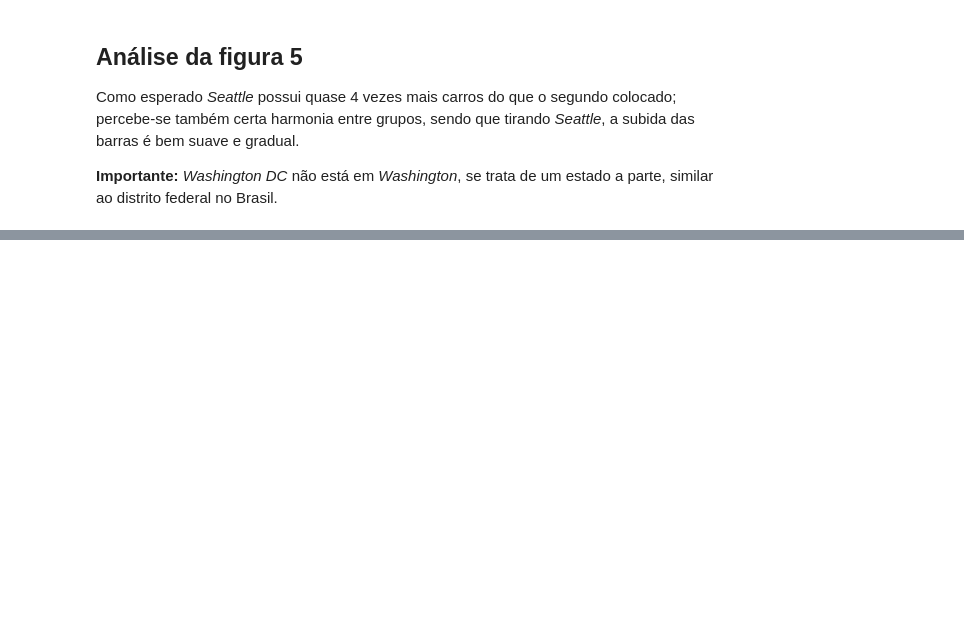
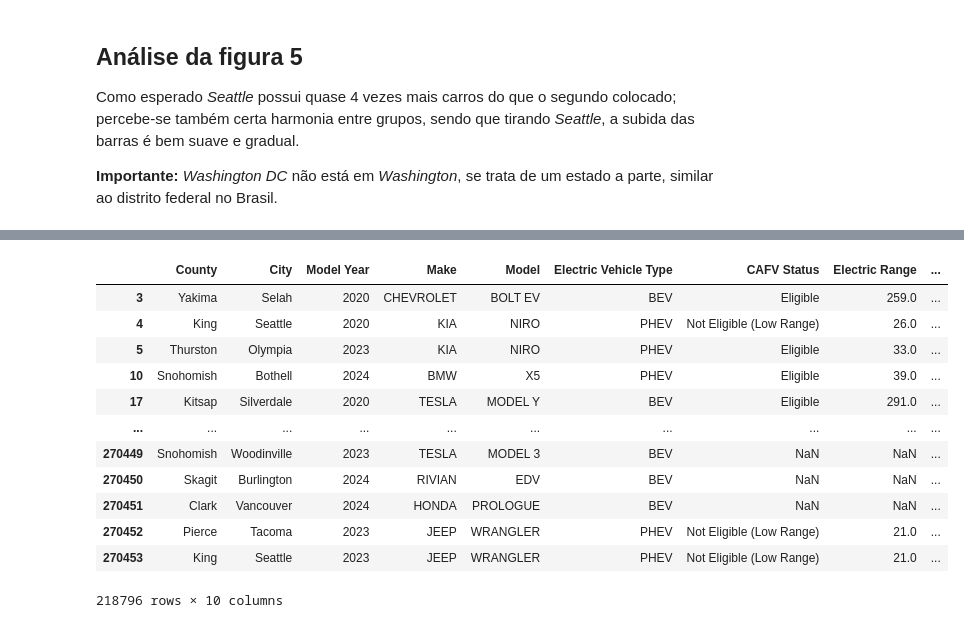
Before and after one commit to ValentimPiazera/EDA-Carros-Eletricos-Washington, a Jupyter notebook: notebooks/02_analise_eda.ipynb, the cells around one changed output, grey strips where cells are left out. Cells and saved outputs as stored; diff of their text form; code cells hidden in the pictures; blank space fills up the shorter version.

```diff
--- a/notebooks/02_analise_eda.ipynb
+++ b/notebooks/02_analise_eda.ipynb
@@ -215,0 +407,22 @@ fig.show()
+# %%
+# Começando tudo denovo para 2020 - 2026
+
+df_2020_2026 = df_limpo[(df_limpo["Model Year"] >= 2020) & (df_limpo["Model Year"] <= 2026)]
+
+df_2020_2026.reset_index()
+
+df_2020_2026
+# %% [output]
+|  | County | City | Model Year | Make | Model | Electric Vehicle Type | CAFV Status | Electric Range | ... |
+| 3 | Yakima | Selah | 2020 | CHEVROLET | BOLT EV | BEV | Eligible | 259.0 | ... |
+| 4 | King | Seattle | 2020 | KIA | NIRO | PHEV | Not Eligible (Low Range) | 26.0 | ... |
+| 5 | Thurston | Olympia | 2023 | KIA | NIRO | PHEV | Eligible | 33.0 | ... |
+| 10 | Snohomish | Bothell | 2024 | BMW | X5 | PHEV | Eligible | 39.0 | ... |
+| 17 | Kitsap | Silverdale | 2020 | TESLA | MODEL Y | BEV | Eligible | 291.0 | ... |
+| ... | ... | ... | ... | ... | ... | ... | ... | ... | ... |
+| 270449 | Snohomish | Woodinville | 2023 | TESLA | MODEL 3 | BEV | NaN | NaN | ... |
+| 270450 | Skagit | Burlington | 2024 | RIVIAN | EDV | BEV | NaN | NaN | ... |
+| 270451 | Clark | Vancouver | 2024 | HONDA | PROLOGUE | BEV | NaN | NaN | ... |
+| 270452 | Pierce | Tacoma | 2023 | JEEP | WRANGLER | PHEV | Not Eligible (Low Range) | 21.0 | ... |
+| 270453 | King | Seattle | 2023 | JEEP | WRANGLER | PHEV | Not Eligible (Low Range) | 21.0 | ... |
+218796 rows × 10 columns
```
Also changed, not shown: parts of 22 cells of this notebook.
